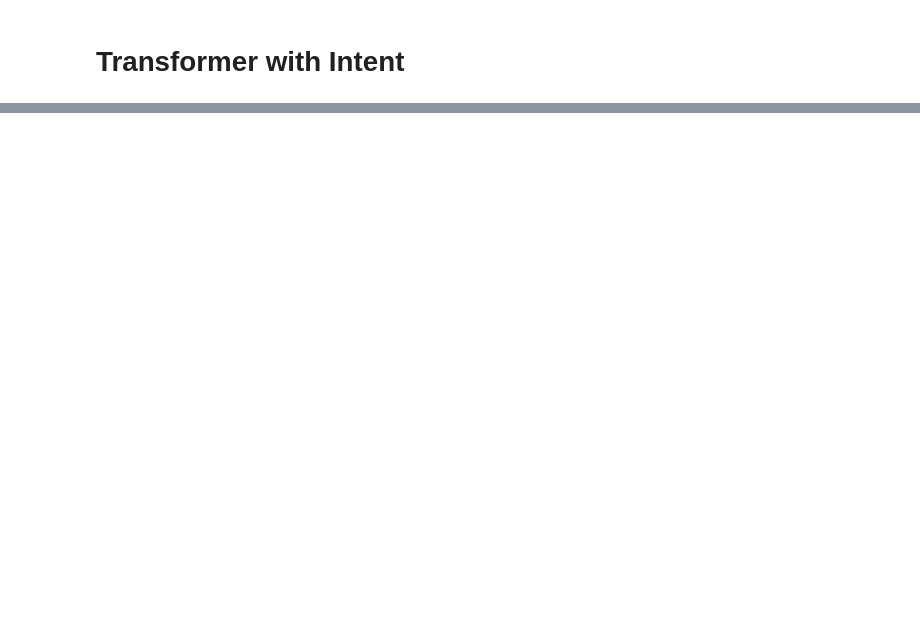
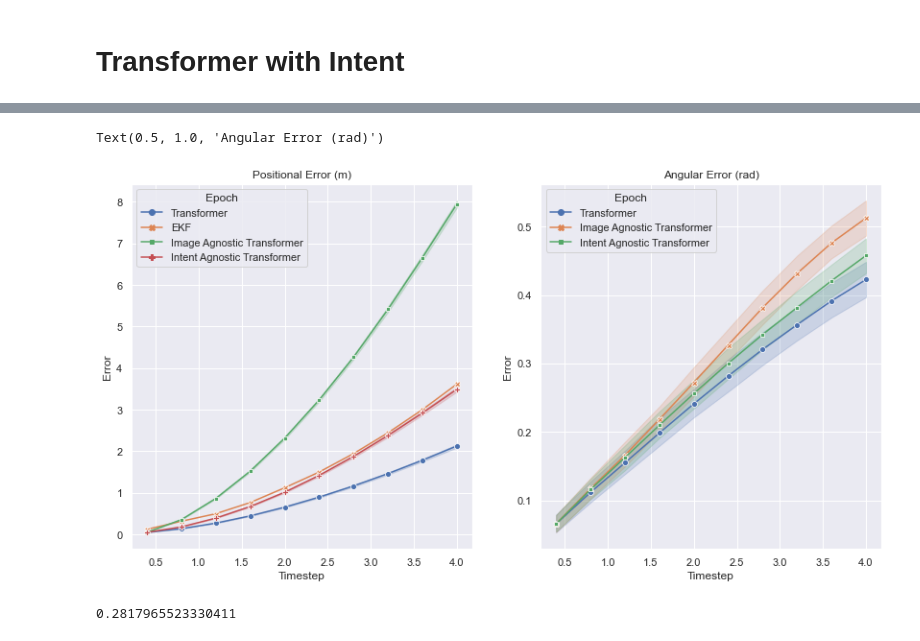
Before and after one commit to XuShenLZ/ParkSim, a Jupyter notebook: python/parksim/trajectory_predict/intent_transformer/model_analysis.ipynb, the cells around one changed output, grey strips where cells are left out. Drawn from its saved outputs; the diff is of its cells as text; code cells hidden in the pictures; blank space fills up the shorter version.

```diff
--- a/python/parksim/trajectory_predict/intent_transformer/model_analysis.ipynb
+++ b/python/parksim/trajectory_predict/intent_transformer/model_analysis.ipynb
@@ -148,0 +212,16 @@ Text(0.5, 1.0, 'Angular Error (rad)')
+# %%
+curr_df = new_df
+
+fig, axes = plt.subplots(1, 2, figsize=(14, 7))
+
+sns.lineplot(x="Timestep", y="Error", hue="Epoch", ci=95, style="Epoch",
+             markers=True, dashes=False, data=curr_df[curr_df["Type"] == "Positional"], ax=axes[0])
+
+sns.lineplot(x="Timestep", y="Error", hue="Epoch", ci=95, style="Epoch",
+             markers=True, dashes=False, data=curr_df[curr_df["Type"] == "Angular"], ax=axes[1])
+
+axes[0].set_title('Positional Error (m)')
+axes[1].set_title('Angular Error (rad)')
+# %% [output]
+Text(0.5, 1.0, 'Angular Error (rad)')
+[figure, added]
@@ -148,0 +231,4 @@ Text(0.5, 1.0, 'Angular Error (rad)')
+# %%
+all_errors["Transformer"].iloc[all_errors["Transformer"].index.get_slice_bound(2.4, side='left', kind='loc')]
+# %% [output]
+0.2817965523330411
```
Also changed, not shown: parts of 25 cells of this notebook, 15 other files.
